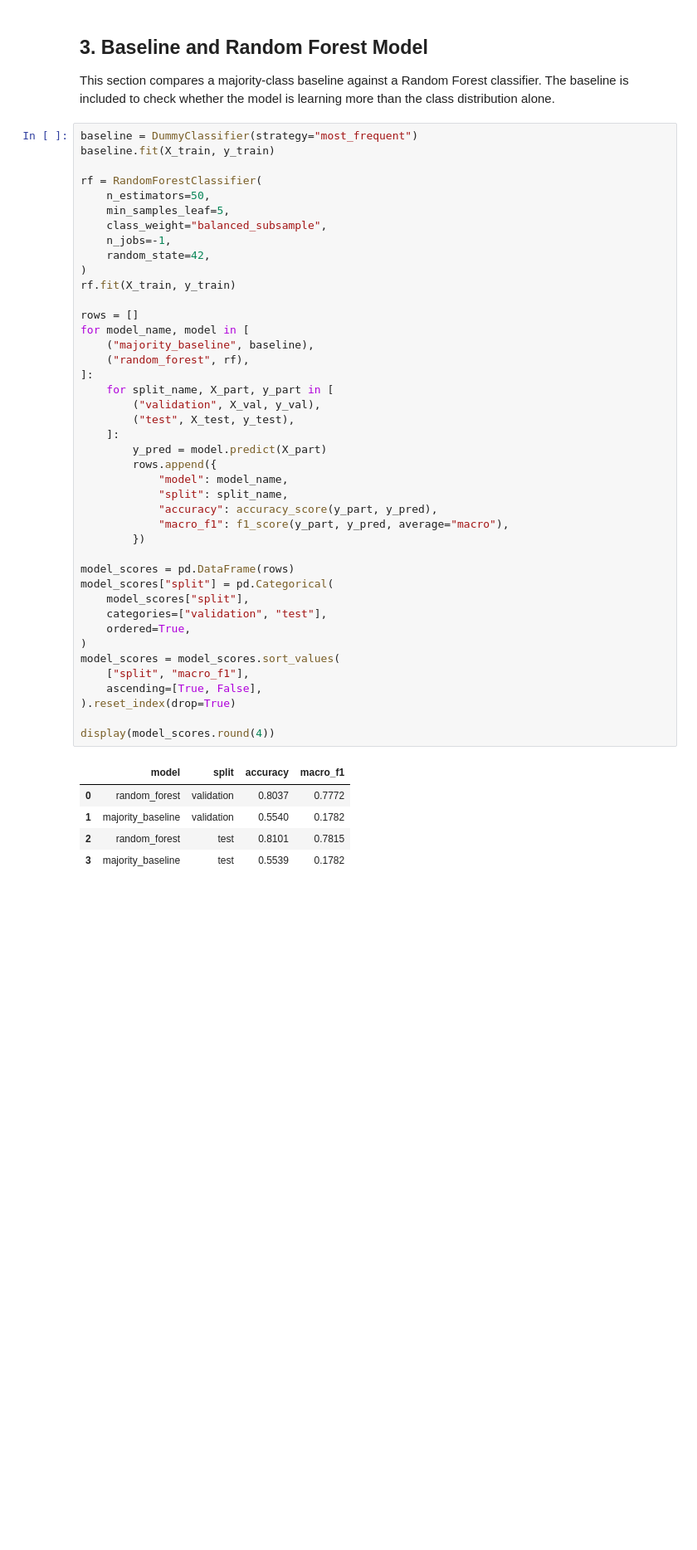
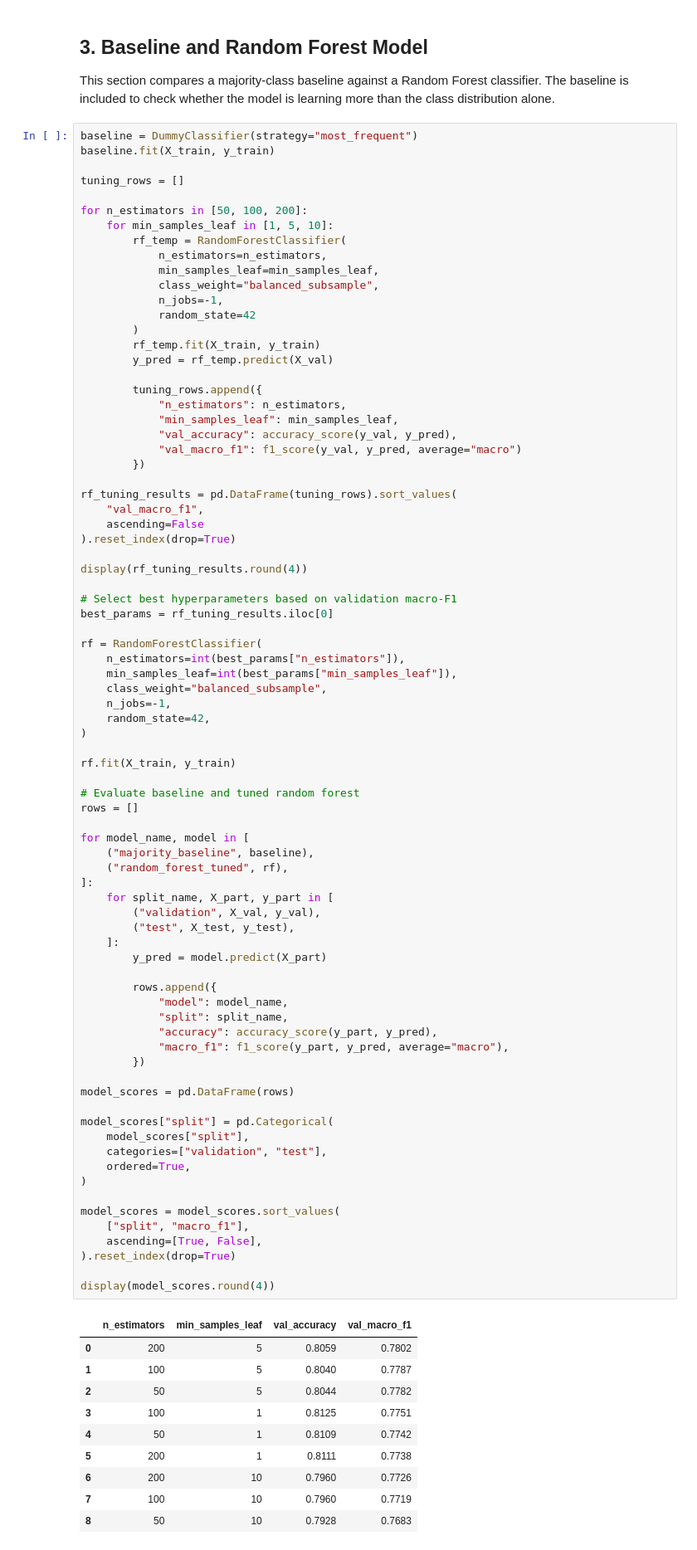
Before and after one commit to vivalavidax123/IML_A2, a Jupyter notebook: notebooks/rq1_influential_factors_ml.ipynb, the cells around one changed output. Shown at 83% size. Cells and saved outputs as stored; diff of their text form; blank space fills up the shorter version.

Commit message:
Update RQ1 tuning and evaluation using ML features

```diff
--- a/notebooks/rq1_influential_factors_ml.ipynb
+++ b/notebooks/rq1_influential_factors_ml.ipynb
@@ -94,47 +94,89 @@ This section compares a majority-class baseline against a Random Forest classifi
 baseline = DummyClassifier(strategy="most_frequent")
 baseline.fit(X_train, y_train)
 
+tuning_rows = []
+
+for n_estimators in [50, 100, 200]:
+    for min_samples_leaf in [1, 5, 10]:
+        rf_temp = RandomForestClassifier(
+            n_estimators=n_estimators,
+            min_samples_leaf=min_samples_leaf,
+            class_weight="balanced_subsample",
+            n_jobs=-1,
+            random_state=42
+        )
+        rf_temp.fit(X_train, y_train)
+        y_pred = rf_temp.predict(X_val)
+
+        tuning_rows.append({
+            "n_estimators": n_estimators,
+            "min_samples_leaf": min_samples_leaf,
+            "val_accuracy": accuracy_score(y_val, y_pred),
+            "val_macro_f1": f1_score(y_val, y_pred, average="macro")
+        })
+
+rf_tuning_results = pd.DataFrame(tuning_rows).sort_values(
+    "val_macro_f1",
+    ascending=False
+).reset_index(drop=True)
+
+display(rf_tuning_results.round(4))
+
+# Select best hyperparameters based on validation macro-F1
+best_params = rf_tuning_results.iloc[0]
+
 rf = RandomForestClassifier(
-    n_estimators=50,
-    min_samples_leaf=5,
+    n_estimators=int(best_params["n_estimators"]),
+    min_samples_leaf=int(best_params["min_samples_leaf"]),
     class_weight="balanced_subsample",
     n_jobs=-1,
     random_state=42,
 )
+
 rf.fit(X_train, y_train)
 
+# Evaluate baseline and tuned random forest
 rows = []
+
 for model_name, model in [
     ("majority_baseline", baseline),
-    ("random_forest", rf),
+    ("random_forest_tuned", rf),
 ]:
     for split_name, X_part, y_part in [
         ("validation", X_val, y_val),
         ("test", X_test, y_test),
     ]:
         y_pred = model.predict(X_part)
+
         rows.append({
             "model": model_name,
             "split": split_name,
             "accuracy": accuracy_score(y_part, y_pred),
             "macro_f1": f1_score(y_part, y_pred, average="macro"),
         })
 
 model_scores = pd.DataFrame(rows)
+
 model_scores["split"] = pd.Categorical(
     model_scores["split"],
     categories=["validation", "test"],
     ordered=True,
 )
+
 model_scores = model_scores.sort_values(
     ["split", "macro_f1"],
     ascending=[True, False],
 ).reset_index(drop=True)
 
 display(model_scores.round(4))
 # %% [output]
-|  | model | split | accuracy | macro_f1 |
-| 0 | random_forest | validation | 0.8037 | 0.7772 |
-| 1 | majority_baseline | validation | 0.5540 | 0.1782 |
-| 2 | random_forest | test | 0.8101 | 0.7815 |
-| 3 | majority_baseline | test | 0.5539 | 0.1782 |
+|  | n_estimators | min_samples_leaf | val_accuracy | val_macro_f1 |
+| 0 | 200 | 5 | 0.8059 | 0.7802 |
+| 1 | 100 | 5 | 0.8040 | 0.7787 |
+| 2 | 50 | 5 | 0.8044 | 0.7782 |
+| 3 | 100 | 1 | 0.8125 | 0.7751 |
+| 4 | 50 | 1 | 0.8109 | 0.7742 |
+| 5 | 200 | 1 | 0.8111 | 0.7738 |
+| 6 | 200 | 10 | 0.7960 | 0.7726 |
+| 7 | 100 | 10 | 0.7960 | 0.7719 |
+| 8 | 50 | 10 | 0.7928 | 0.7683 |
```
Also changed, not shown: parts of 6 cells of this notebook.
